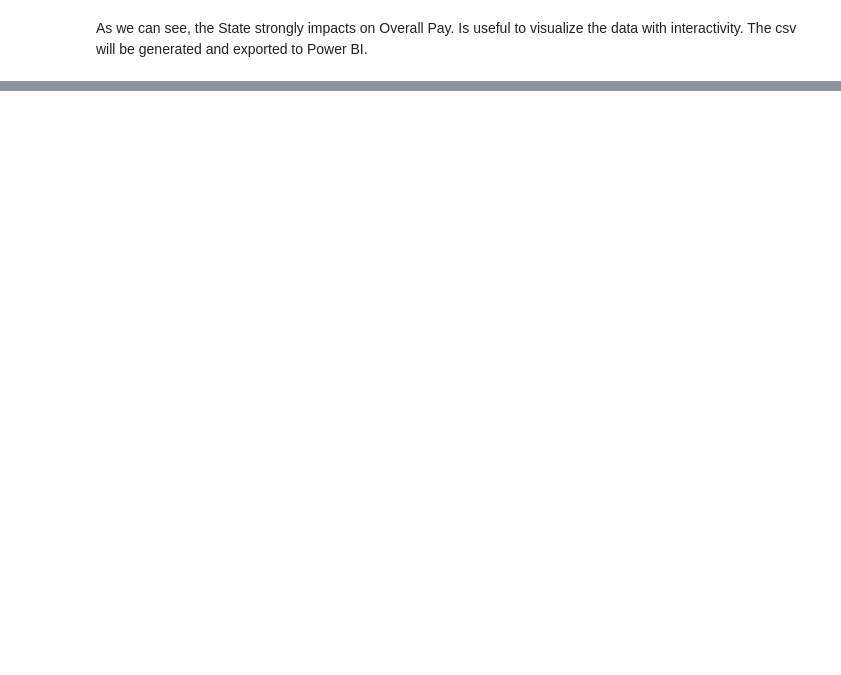
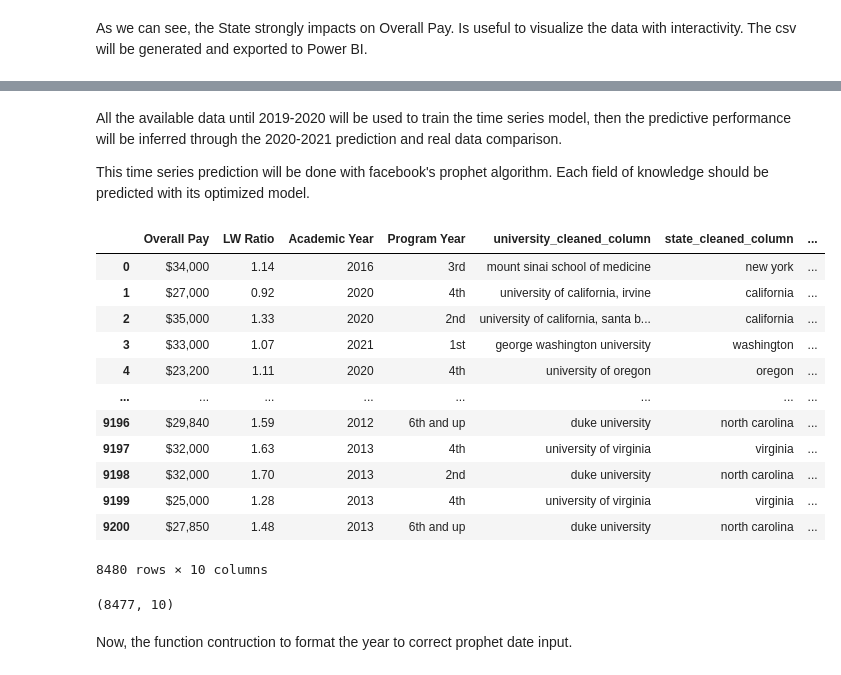
Before and after one commit to amandaventurac/PhD_salaries, a Jupyter notebook: PhD_salaries.ipynb, the cells around one changed output, grey strips where cells are left out. Saved outputs shown, nothing was run; the diff lists cells and outputs as text; code cells hidden in the pictures; blank space fills up the shorter version.

```diff
--- a/PhD_salaries.ipynb
+++ b/PhD_salaries.ipynb
@@ -1109,0 +1116,4 @@ df_final.to_excel("phd_stipend.xlsx", index = False)
+# %%
+year_grouped_field_of_knowledge = df3["Academic Year"].groupby(df3["field"]).value_counts()
+pd.set_option('display.max_rows', 500)
+display(year_grouped_field_of_knowledge)
@@ -1109,0 +1138,42 @@ df_final.to_excel("phd_stipend.xlsx", index = False)
+# %% [markdown]
+All the available data until 2019-2020 will be used to train the time series model, then the predictive performance will be inferred through the 2020-2021 prediction and real data comparison.
+
+This time series prediction will be done with facebook's prophet algorithm. Each field of knowledge should be predicted with its optimized model.
+# %%
+from datetime import datetime
+import re
+import seaborn as sns
+import tensorflow as tf
+pd.set_option('display.max_rows', 10)
+#We have to do the data processing before applying the prophet algorithm
+# %%
+def convert_date(data):
+  if type(data) == str:
+    out = data.split("-")[0]
+  else:
+    out = "0"
+  return out
+# %%
+
+df3["Academic Year"] = df3["Academic Year"].apply(convert_date)
+#field_predictor_df = df3.loc[(df3["field"] == "earth science and environment")]
+display(df3)
+# %% [output]
+|  | Overall Pay | LW Ratio | Academic Year | Program Year | university_cleaned_column | state_cleaned_column | ... |
+| 0 | $34,000 | 1.14 | 2016 | 3rd | mount sinai school of medicine | new york | ... |
+| 1 | $27,000 | 0.92 | 2020 | 4th | university of california, irvine | california | ... |
+| 2 | $35,000 | 1.33 | 2020 | 2nd | university of california, santa b... | california | ... |
+| 3 | $33,000 | 1.07 | 2021 | 1st | george washington university | washington | ... |
+| 4 | $23,200 | 1.11 | 2020 | 4th | university of oregon | oregon | ... |
+| ... | ... | ... | ... | ... | ... | ... | ... |
+| 9196 | $29,840 | 1.59 | 2012 | 6th and up | duke university | north carolina | ... |
+| 9197 | $32,000 | 1.63 | 2013 | 4th | university of virginia | virginia | ... |
+| 9198 | $32,000 | 1.70 | 2013 | 2nd | duke university | north carolina | ... |
+| 9199 | $25,000 | 1.28 | 2013 | 4th | university of virginia | virginia | ... |
+| 9200 | $27,850 | 1.48 | 2013 | 6th and up | duke university | north carolina | ... |
+8480 rows × 10 columns
+# %%
+df3 = df3[df3["Academic Year"] != "0"]
+display(df3.shape)
+# %% [output]
+(8477, 10)
@@ -1109,0 +1182,2 @@ df_final.to_excel("phd_stipend.xlsx", index = False)
+# %% [markdown]
+Now, the function contruction to format the year to correct prophet date input.
```
Also changed, not shown: parts of 38 cells of this notebook.
